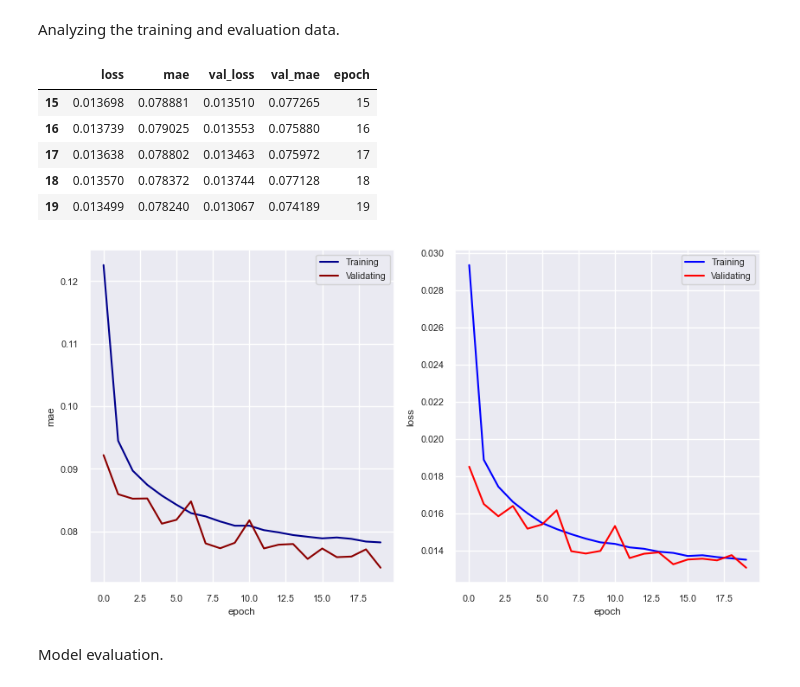
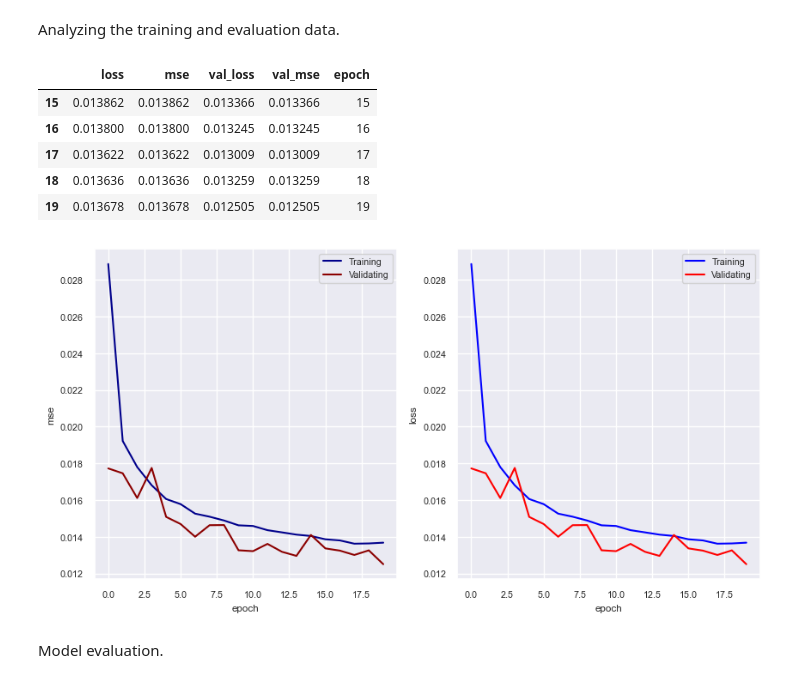
Before and after one commit to kike1985/Machine-Learning, a Jupyter notebook: 0103_Regression_Vehicles_Price.ipynb, the cells around one changed output. Saved outputs shown, nothing was run; the diff lists cells and outputs as text; code cells hidden in the pictures.

```diff
--- a/0103_Regression_Vehicles_Price.ipynb
+++ b/0103_Regression_Vehicles_Price.ipynb
@@ -1811,9 +1819,7 @@ with tf.device('/GPU:0'):
 
                               Dense(units=1, activation='relu')])
 
-    keras_model.compile(optimizer=RMSprop(),  # optimizer
-                        loss='mse',           # función de pérdida o coste
-                        metrics=['mae'])      # Metrics to observe the evolution of the model training
+    keras_model.compile(optimizer=RMSprop(), loss='mse', metrics=['mse'])
 
     display(keras_model.summary())
 # %% [output]
@@ -1960,34 +1966,34 @@ hist = pd.DataFrame(historial_train.history)
 hist['epoch'] = historial_train.epoch
 hist.tail()
 # %% [output]
-|  | loss | mae | val_loss | val_mae | epoch |
-| 15 | 0.013698 | 0.078881 | 0.013510 | 0.077265 | 15 |
-| 16 | 0.013739 | 0.079025 | 0.013553 | 0.075880 | 16 |
-| 17 | 0.013638 | 0.078802 | 0.013463 | 0.075972 | 17 |
-| 18 | 0.013570 | 0.078372 | 0.013744 | 0.077128 | 18 |
-| 19 | 0.013499 | 0.078240 | 0.013067 | 0.074189 | 19 |
+|  | loss | mse | val_loss | val_mse | epoch |
+| 15 | 0.013862 | 0.013862 | 0.013366 | 0.013366 | 15 |
+| 16 | 0.013800 | 0.013800 | 0.013245 | 0.013245 | 16 |
+| 17 | 0.013622 | 0.013622 | 0.013009 | 0.013009 | 17 |
+| 18 | 0.013636 | 0.013636 | 0.013259 | 0.013259 | 18 |
+| 19 | 0.013678 | 0.013678 | 0.012505 | 0.012505 | 19 |
 # %%
 def plot_metrics(train):
     plt.figure(figsize=(10, 5))
 
     ax1 = plt.subplot(1, 2, 1)
     ax1.set_xlabel('epoch')
-    ax1.set_ylabel('mae')
-    ax1.plot(train.history['mae'], color='darkblue', label='Training')
-    ax1.plot(train.history['val_mae'], color='darkred', label='Validating')
+    ax1.set_ylabel('mse')
+    ax1.plot(train.history['mse'], color='darkblue', label='Training')
+    ax1.plot(train.history['val_mse'], color='darkred', label='Validating')
     ax1.legend()
 
     ax1 = plt.subplot(1, 2, 2)
     ax1.set_xlabel('epoch')
     ax1.set_ylabel('loss')
     ax1.plot(train.history['loss'], color='blue', label='Training')
     ax1.plot(train.history['val_loss'], color='red', label='Validating')
     ax1.legend()
 
 
 plot_metrics(historial_train)
 # %% [output]
-[figure, old version]
+[figure, new version]
 # %% [markdown]
 Model evaluation.
 # %%
```
Also changed, not shown: parts of 26 cells of this notebook, 2 other files.
